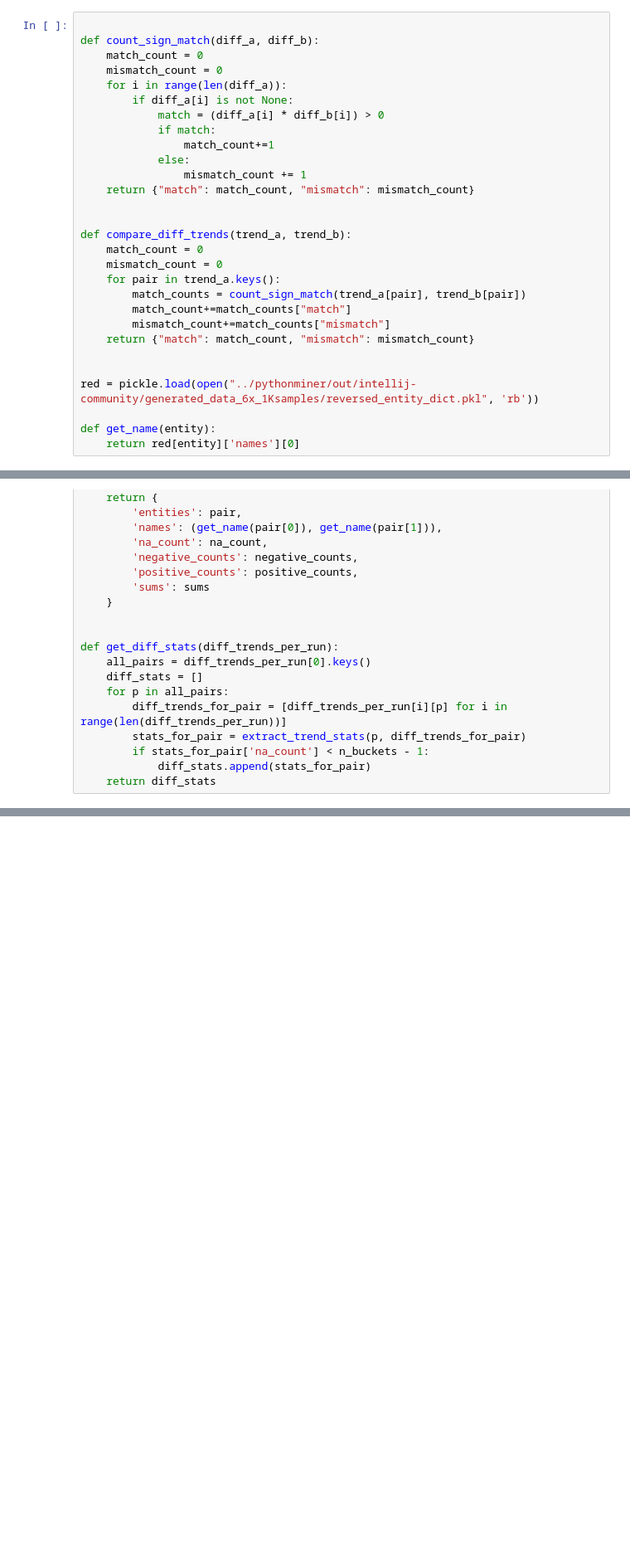
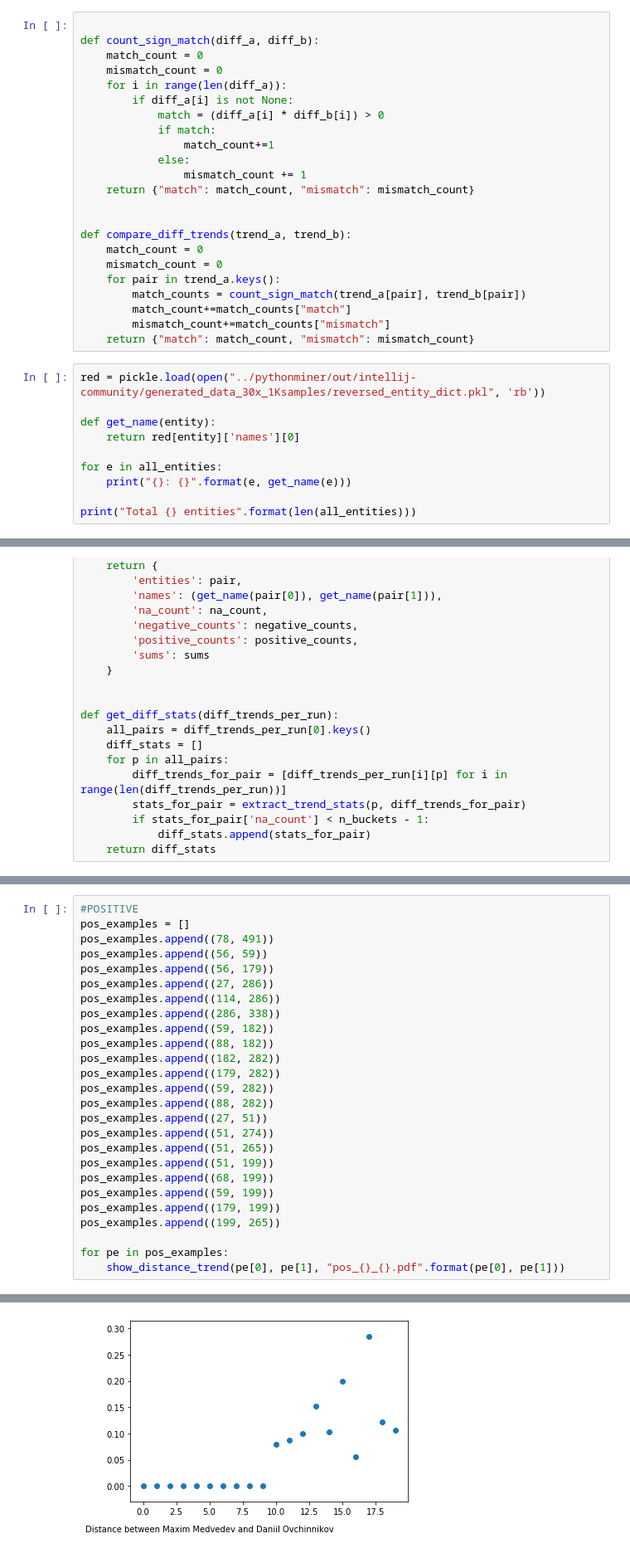
Before and after one commit to JetBrains-Research/codestyle, a Jupyter notebook: code/analysis/analyze.ipynb, the cells around one changed output, grey strips where cells are left out. Shown at 83% size. Saved outputs shown, nothing was run; the diff lists cells and outputs as text; blank space fills up the shorter version.

Commit message:
display distance trends

```diff
--- a/code/analysis/analyze.ipynb
+++ b/code/analysis/analyze.ipynb
@@ -157,9 +168,13 @@ def compare_diff_trends(trend_a, trend_b):
         match_count+=match_counts["match"]
         mismatch_count+=match_counts["mismatch"]
     return {"match": match_count, "mismatch": mismatch_count}
-
-
-red = pickle.load(open("../pythonminer/out/intellij-community/generated_data_6x_1Ksamples/reversed_entity_dict.pkl", 'rb'))
-
-def get_name(entity):
-    return red[entity]['names'][0]
+# %%
+red = pickle.load(open("../pythonminer/out/intellij-community/generated_data_30x_1Ksamples/reversed_entity_dict.pkl", 'rb'))
+
+def get_name(entity):
+    return red[entity]['names'][0]
+
+for e in all_entities:
+    print("{}: {}".format(e, get_name(e)))
+
+print("Total {} entities".format(len(all_entities)))
@@ -262,0 +319,27 @@ Eldar Abusalimov(entity 100.0) and Nikolay Chashnikov(262.0): -5.487381753360115
+# %%
+#POSITIVE
+pos_examples = []
+pos_examples.append((78, 491))
+pos_examples.append((56, 59))
+pos_examples.append((56, 179))
+pos_examples.append((27, 286))
+pos_examples.append((114, 286))
+pos_examples.append((286, 338))
+pos_examples.append((59, 182))
+pos_examples.append((88, 182))
+pos_examples.append((182, 282))
+pos_examples.append((179, 282))
+pos_examples.append((59, 282))
+pos_examples.append((88, 282))
+pos_examples.append((27, 51))
+pos_examples.append((51, 274))
+pos_examples.append((51, 265))
+pos_examples.append((51, 199))
+pos_examples.append((68, 199))
+pos_examples.append((59, 199))
+pos_examples.append((179, 199))
+pos_examples.append((199, 265))
+
+for pe in pos_examples:
+    show_distance_trend(pe[0], pe[1], "pos_{}_{}.pdf".format(pe[0], pe[1]))
+# %% [output]
@@ -262,0 +363 @@ Eldar Abusalimov(entity 100.0) and Nikolay Chashnikov(262.0): -5.487381753360115
+[figure, added]
```
Also changed, not shown: parts of 8 cells of this notebook, 1 other file.
